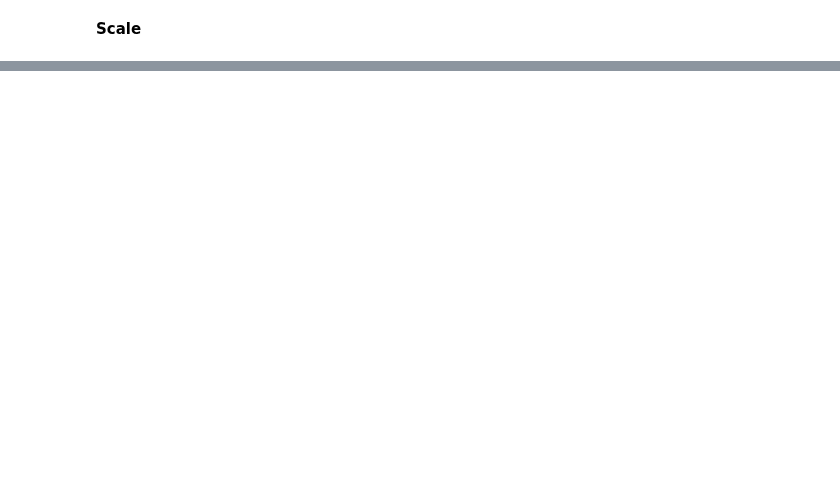
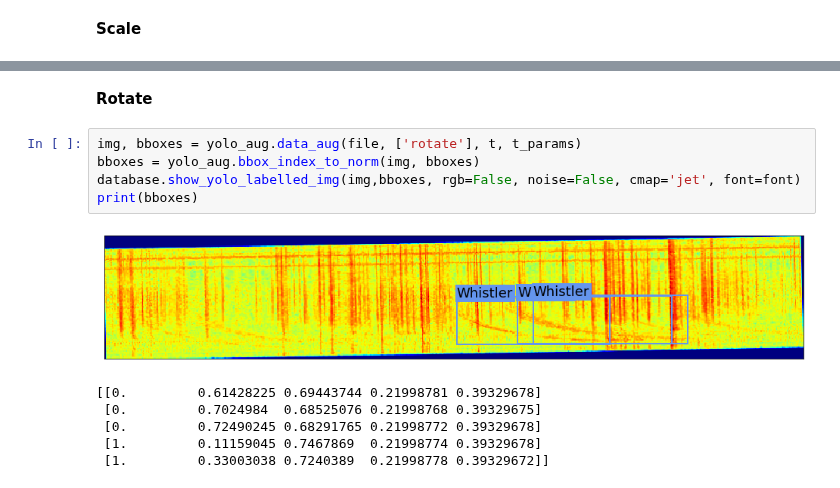
Before and after one commit to Kojey/MSc-whistler-waves-detector, a Jupyter notebook: ipy/report/chapter6.ipynb, the cells around one changed output, grey strips where cells are left out. Saved outputs shown, nothing was run; the diff lists cells and outputs as text; blank space fills up the shorter version.

Commit message:
Update yolo detector

```diff
--- a/ipy/report/chapter6.ipynb
+++ b/ipy/report/chapter6.ipynb
@@ -79,0 +100,14 @@ database.show_yolo_labelled_img(img,bboxes, rgb=False, noise=False, cmap='jet',
+# %% [markdown]
+**Rotate**
+# %%
+img, bboxes = yolo_aug.data_aug(file, ['rotate'], t, t_params)
+bboxes = yolo_aug.bbox_index_to_norm(img, bboxes)
+database.show_yolo_labelled_img(img,bboxes, rgb=False, noise=False, cmap='jet', font=font)
+print(bboxes)
+# %% [output]
+[figure, added]
+[[0.         0.61428225 0.69443744 0.21998781 0.39329678]
+ [0.         0.7024984  0.68525076 0.21998768 0.39329675]
+ [0.         0.72490245 0.68291765 0.21998772 0.39329678]
+ [1.         0.11159045 0.7467869  0.21998774 0.39329678]
+ [1.         0.33003038 0.7240389  0.21998778 0.39329672]]
```
Also changed, not shown: parts of 20 cells of this notebook, 6 other files.
